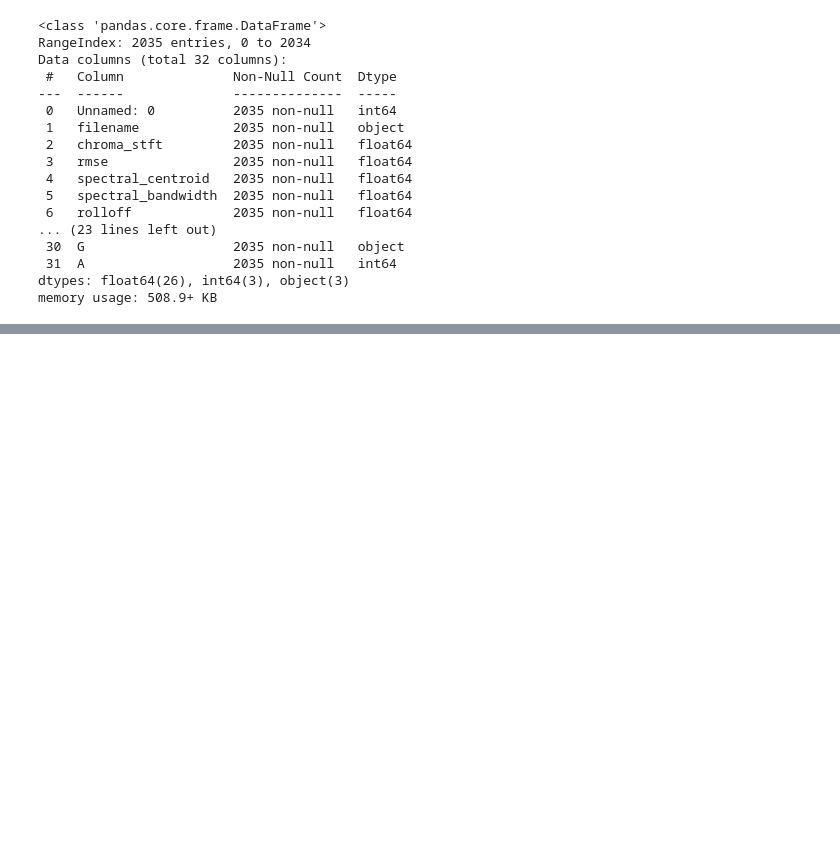
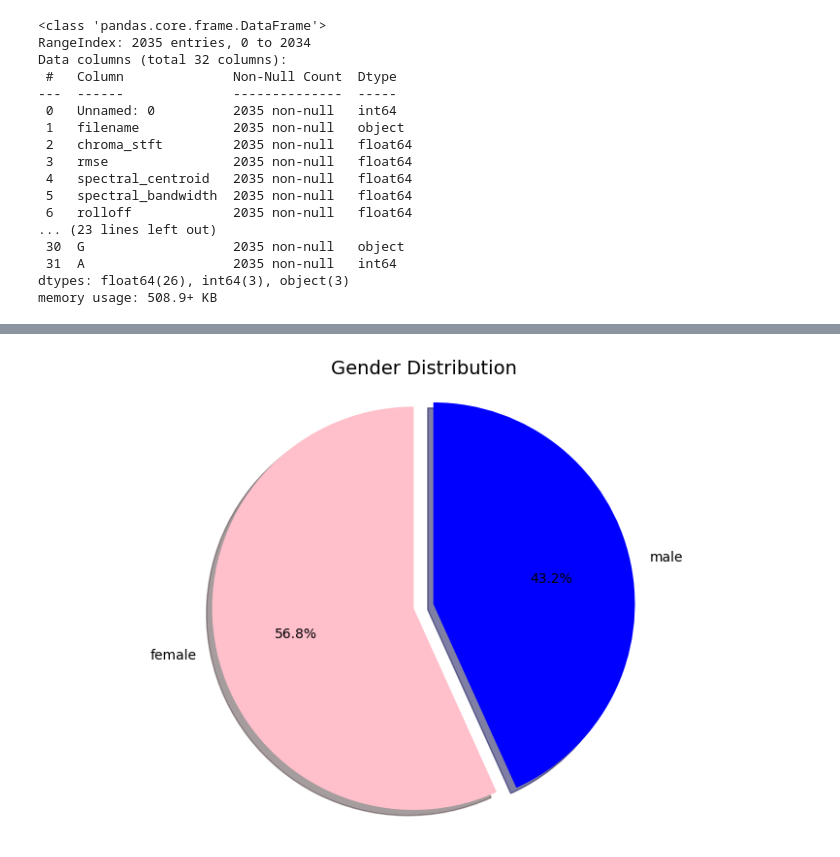
Before and after one commit to jackl92/health-analysis, a Jupyter notebook: health_analysis_eda.ipynb, the cells around one changed output, grey strips where cells are left out. Saved outputs shown, nothing was run; the diff lists cells and outputs as text; code cells hidden in the pictures; blank space fills up the shorter version.

```diff
--- a/health_analysis_eda.ipynb
+++ b/health_analysis_eda.ipynb
@@ -50,0 +63,14 @@ df_cleaned = df_cleaned.rename(columns={
+# %%
+plt.figure(figsize=(10, 6))
+plt.pie(df_cleaned['gender'].value_counts().values,
+        labels=df_cleaned['gender'].value_counts().index,
+        autopct='%1.1f%%',
+        colors=['pink', 'blue'],
+        explode=(0.05, 0.05),
+        shadow=True,
+        startangle=90)
+plt.title('Gender Distribution', fontsize=14)
+plt.axis('equal')
+plt.show()
+# %% [output]
+[figure, added]
```
Also changed, not shown: parts of 1 cell of this notebook.
